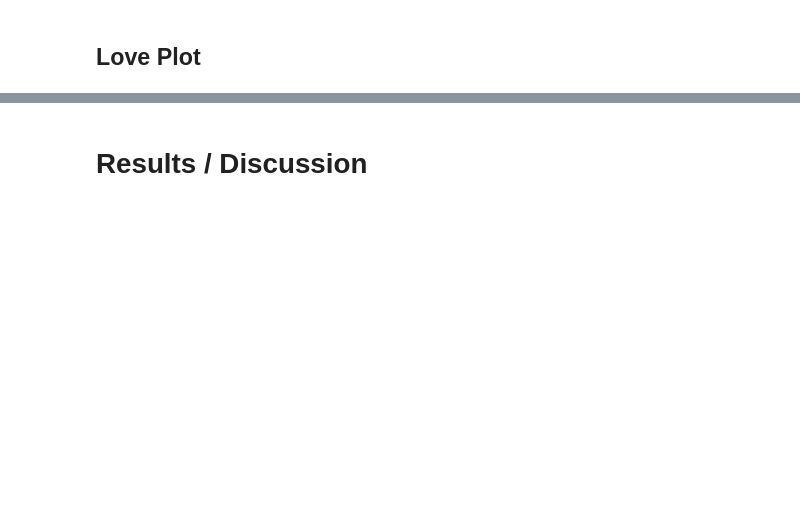
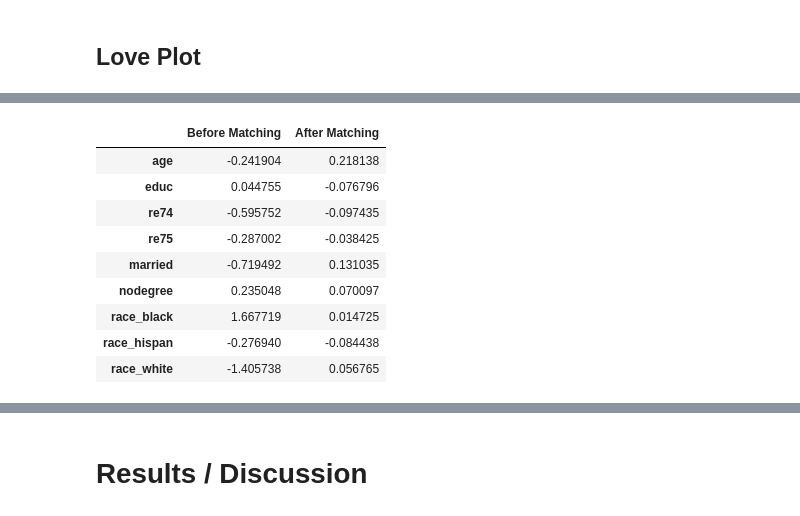
Before and after one commit to anicholson6/Personal-Portfolio, a Jupyter notebook: propensity/propensity_score_match.ipynb, the cells around one changed output, grey strips where cells are left out. Drawn from its saved outputs; the diff is of its cells as text; code cells hidden in the pictures; blank space fills up the shorter version.

```diff
--- a/propensity/propensity_score_match.ipynb
+++ b/propensity/propensity_score_match.ipynb
@@ -214,0 +229,14 @@ control = df_encoded[df_encoded['treat'] == 0].copy()
+# %%
+pd.concat([smd_before, smd_after], axis=1, keys=['Before Matching', 'After Matching'])
+# smd_before, smd_after
+# %% [output]
+|  | Before Matching | After Matching |
+| age | -0.241904 | 0.218138 |
+| educ | 0.044755 | -0.076796 |
+| re74 | -0.595752 | -0.097435 |
+| re75 | -0.287002 | -0.038425 |
+| married | -0.719492 | 0.131035 |
+| nodegree | 0.235048 | 0.070097 |
+| race_black | 1.667719 | 0.014725 |
+| race_hispan | -0.276940 | -0.084438 |
+| race_white | -1.405738 | 0.056765 |
```
Also changed, not shown: parts of 17 cells of this notebook, 1 other file.
